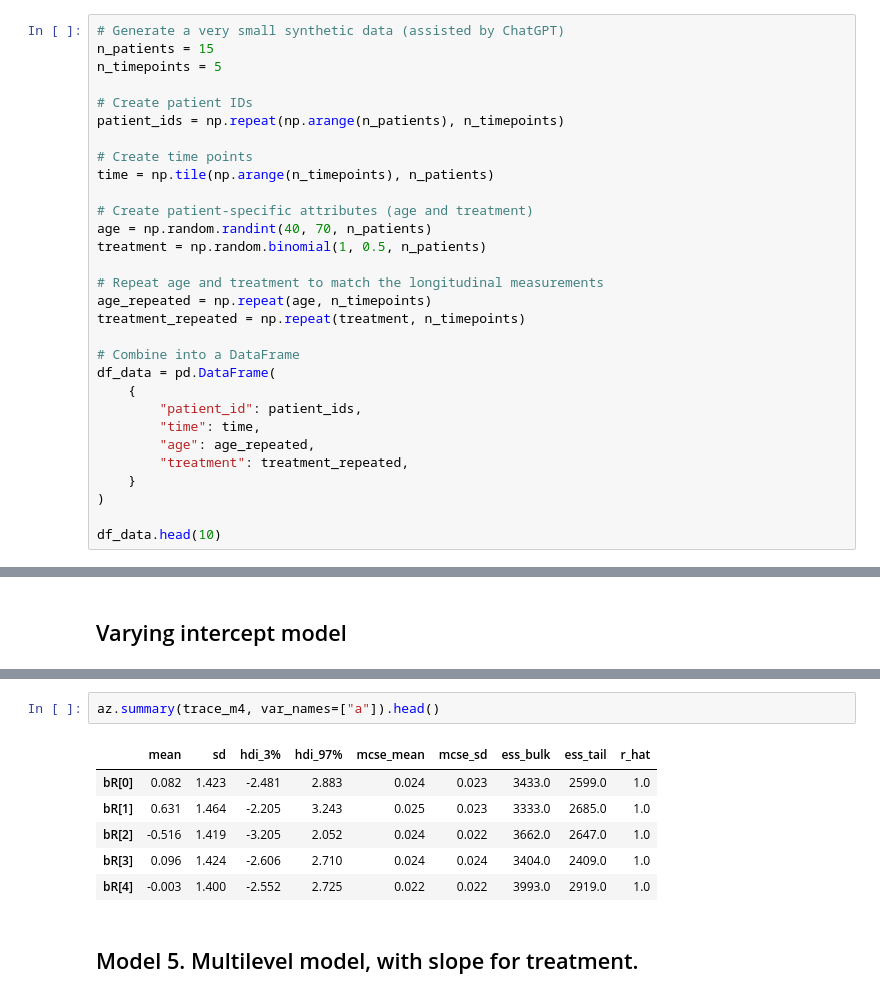
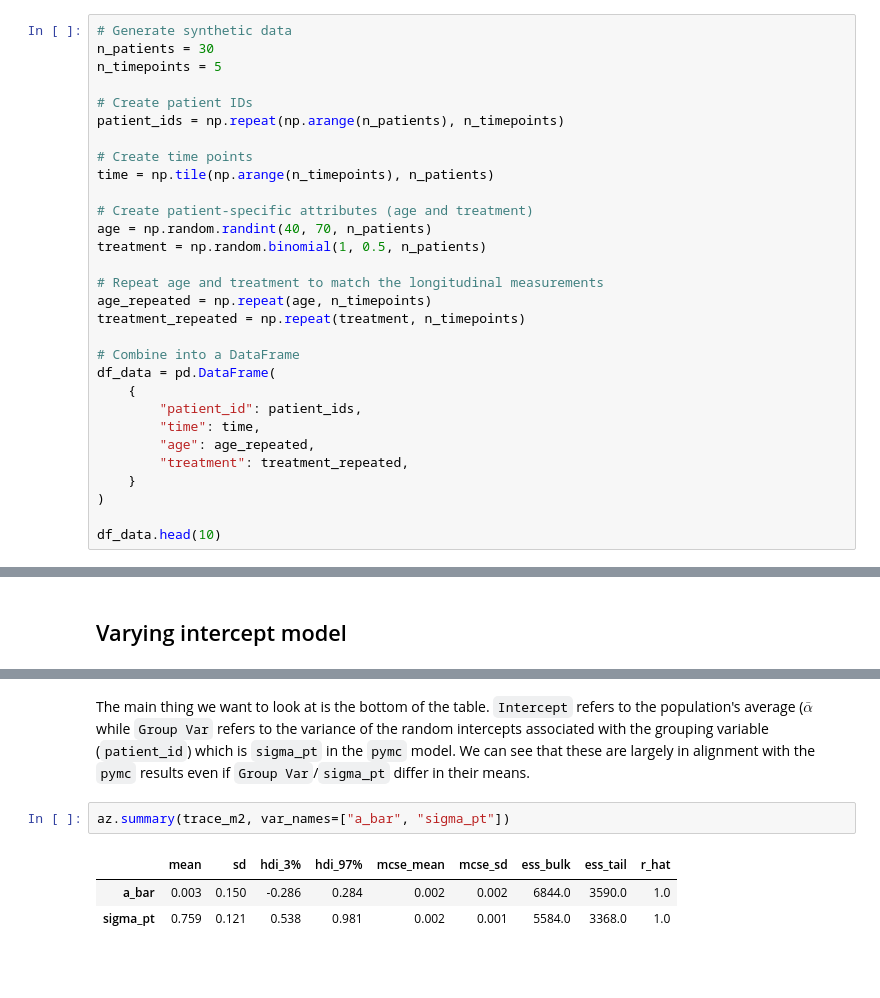
Before and after one commit to benslack19/benslack19.github.io, a Jupyter notebook: _posts_drafts/2024-05-19-time-series-varying-intercepts.ipynb, the cells around one changed output, grey strips where cells are left out. Drawn from its saved outputs; the diff is of its cells as text; blank space fills up the shorter version.

Commit message:
finish varying intercepts post

```diff
--- a/_posts_drafts/2024-05-19-time-series-varying-intercepts.ipynb
+++ b/_posts_drafts/2024-05-19-time-series-varying-intercepts.ipynb
@@ -52,8 +52,8 @@ def standardize(x):
 # %% [markdown]
 # Data generation
 # %%
-# Generate a very small synthetic data (assisted by ChatGPT)
-n_patients = 15
+# Generate synthetic data
+n_patients = 30
 n_timepoints = 5
 
 # Create patient IDs
@@ -544,11 +479,8 @@ Sampling 4 chains for 1_000 tune and 1_000 draw iterations (4_000 + 4_000 draws
+# %% [markdown]
+The main thing we want to look at is the bottom of the table. `Intercept` refers to the population's average ($\bar{\alpha}$ while `Group Var` refers to the variance of the random intercepts associated with the grouping variable (`patient_id`) which is `sigma_pt` in the `pymc` model. We can see that these are largely in alignment with the `pymc` results even if `Group Var`/`sigma_pt` differ in their means.
 # %%
-az.summary(trace_m4, var_names=["a"]).head()
+az.summary(trace_m2, var_names=["a_bar", "sigma_pt"])
 # %% [output]
 |  | mean | sd | hdi_3% | hdi_97% | mcse_mean | mcse_sd | ess_bulk | ess_tail | r_hat |
-| bR[0] | 0.082 | 1.423 | -2.481 | 2.883 | 0.024 | 0.023 | 3433.0 | 2599.0 | 1.0 |
-| bR[1] | 0.631 | 1.464 | -2.205 | 3.243 | 0.025 | 0.023 | 3333.0 | 2685.0 | 1.0 |
-| bR[2] | -0.516 | 1.419 | -3.205 | 2.052 | 0.024 | 0.022 | 3662.0 | 2647.0 | 1.0 |
-| bR[3] | 0.096 | 1.424 | -2.606 | 2.710 | 0.024 | 0.024 | 3404.0 | 2409.0 | 1.0 |
-| bR[4] | -0.003 | 1.400 | -2.552 | 2.725 | 0.022 | 0.022 | 3993.0 | 2919.0 | 1.0 |
+| a_bar | 0.003 | 0.150 | -0.286 | 0.284 | 0.002 | 0.002 | 6844.0 | 3590.0 | 1.0 |
+| sigma_pt | 0.759 | 0.121 | 0.538 | 0.981 | 0.002 | 0.001 | 5584.0 | 3368.0 | 1.0 |
-# %% [markdown]
-## Model 5. Multilevel model, with slope for treatment.
```
Also changed, not shown: parts of 48 cells of this notebook.
